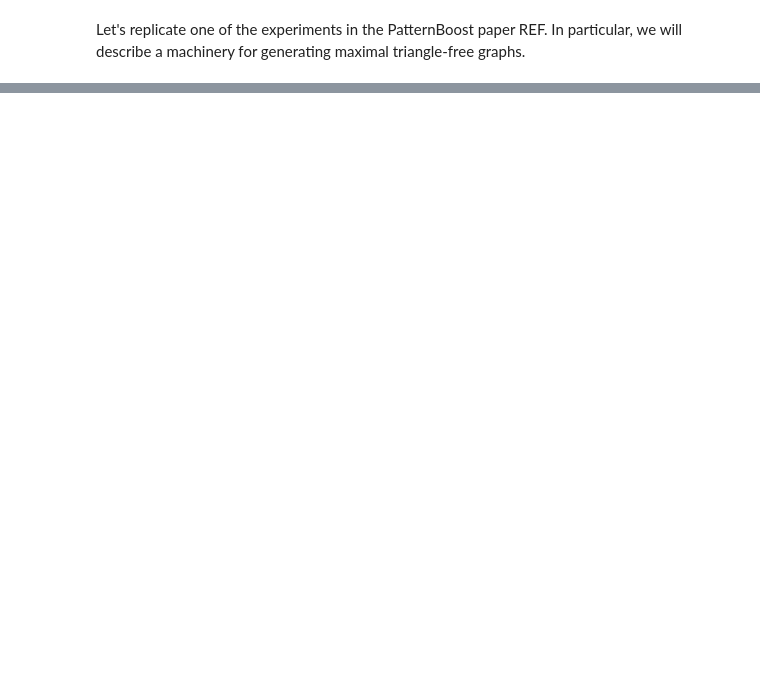
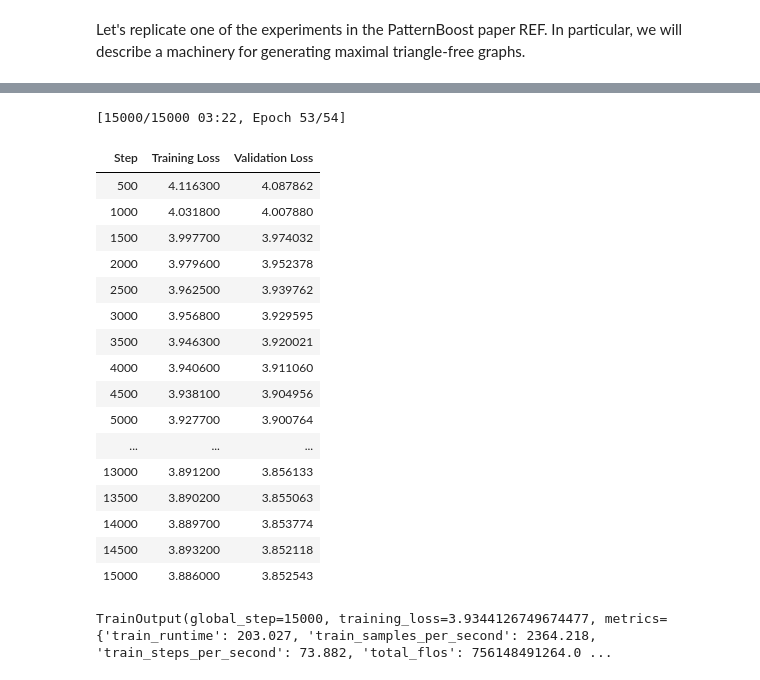
Before and after one commit to lgiito/transformers_math_experiments, a Jupyter notebook: patternboost.ipynb, the cells around one changed output, grey strips where cells are left out. Drawn from its saved outputs; the diff is of its cells as text; code cells hidden in the pictures; blank space fills up the shorter version.

```diff
--- a/patternboost.ipynb
+++ b/patternboost.ipynb
@@ -28,0 +373,18 @@ The application that we will explore in this notebook is a search of maximal tri
+# %%
+# Before the training we need to tokenize the data.
+
+def tokenize_function(examples):
+    return tokenizer(examples["text"],
+                        padding=True,
+                        truncation=True,
+                        max_length=50) # Our estimate for a new maximal length of the tokenized sequence
+
+# Create HF Dataset for the current generation
+X_0_top_text = X_0_top.remove_columns(["reward"])
+
+# Tokenize the dataset
+X_0_top_tokenized = X_0_top_text.map(
+    tokenize_function,
+    batched=True,
+    remove_columns=["text"]
+)
@@ -28,0 +409,4 @@ The application that we will explore in this notebook is a search of maximal tri
+# %%
+# FIrst of all, split into train/eval sets
+
+split_datasets = X_0_top_tokenized.train_test_split(test_size=0.1)
@@ -28,0 +473,23 @@ The application that we will explore in this notebook is a search of maximal tri
+# %%
+# Run the training
+trainer.train()
+# %% [output]
+[15000/15000 03:22, Epoch 53/54]
+| Step | Training Loss | Validation Loss |
+| 500 | 4.116300 | 4.087862 |
+| 1000 | 4.031800 | 4.007880 |
+| 1500 | 3.997700 | 3.974032 |
+| 2000 | 3.979600 | 3.952378 |
+| 2500 | 3.962500 | 3.939762 |
+| 3000 | 3.956800 | 3.929595 |
+| 3500 | 3.946300 | 3.920021 |
+| 4000 | 3.940600 | 3.911060 |
+| 4500 | 3.938100 | 3.904956 |
+| 5000 | 3.927700 | 3.900764 |
+| ... | ... | ... |
+| 13000 | 3.891200 | 3.856133 |
+| 13500 | 3.890200 | 3.855063 |
+| 14000 | 3.889700 | 3.853774 |
+| 14500 | 3.893200 | 3.852118 |
+| 15000 | 3.886000 | 3.852543 |
+TrainOutput(global_step=15000, training_loss=3.9344126749674477, metrics={'train_runtime': 203.027, 'train_samples_per_second': 2364.218, 'train_steps_per_second': 73.882, 'total_flos': 756148491264.0 ...
```
Also changed, not shown: parts of 33 cells of this notebook, 1 other file.
